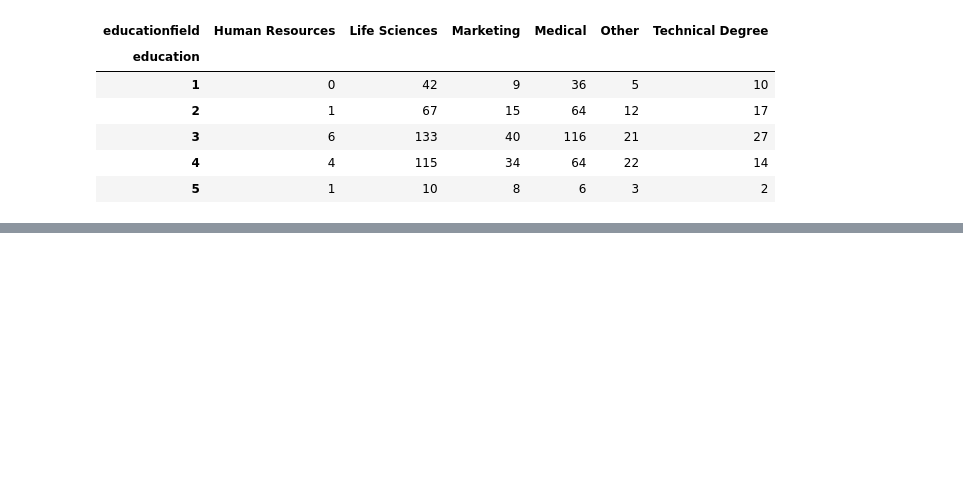
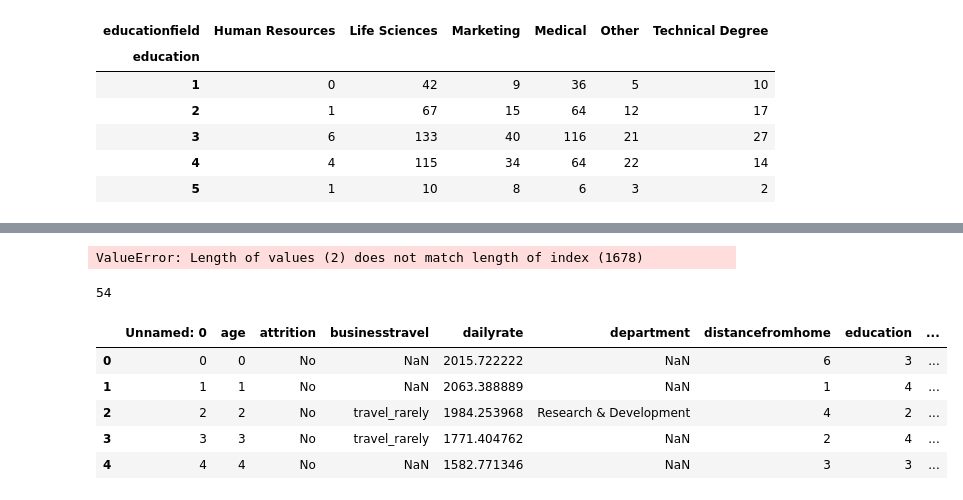
Before and after one commit to ArianaPapantonio/Final_project_module_3, a Jupyter notebook: apuntes-en-sucio.ipynb, the cells around one changed output, grey strips where cells are left out. Drawn from its saved outputs; the diff is of its cells as text; code cells hidden in the pictures; blank space fills up the shorter version.

```diff
--- a/borrador2.ipynb
+++ b/apuntes-en-sucio.ipynb
@@ -893,0 +923,2 @@ contingency_table
+# %%
+df['columna_float'] = df['columna_string'].astype(float)
@@ -893,0 +929,4 @@ contingency_table
+# %%
+df['gender'] = df['gender'].astype(str)
+# %%
+df['age'] = df['age'].astype(int)
@@ -893,0 +957,17 @@ contingency_table
+# %%
+df['age'] = pd.factorize(df['age'])
+# %% [output]
+ValueError: Length of values (2) does not match length of index (1678)
+# %%
+df["age"].nunique()
+# %% [output]
+54
+# %%
+df.head()
+# %% [output]
+|  | Unnamed: 0 | age | attrition | businesstravel | dailyrate | department | distancefromhome | education | ... |
+| 0 | 0 | 0 | No | NaN | 2015.722222 | NaN | 6 | 3 | ... |
+| 1 | 1 | 1 | No | NaN | 2063.388889 | NaN | 1 | 4 | ... |
+| 2 | 2 | 2 | No | travel_rarely | 1984.253968 | Research & Development | 4 | 2 | ... |
+| 3 | 3 | 3 | No | travel_rarely | 1771.404762 | NaN | 2 | 4 | ... |
+| 4 | 4 | 4 | No | NaN | 1582.771346 | NaN | 3 | 3 | ... |
```
Also changed, not shown: parts of 32 cells of this notebook, 3 other files.
